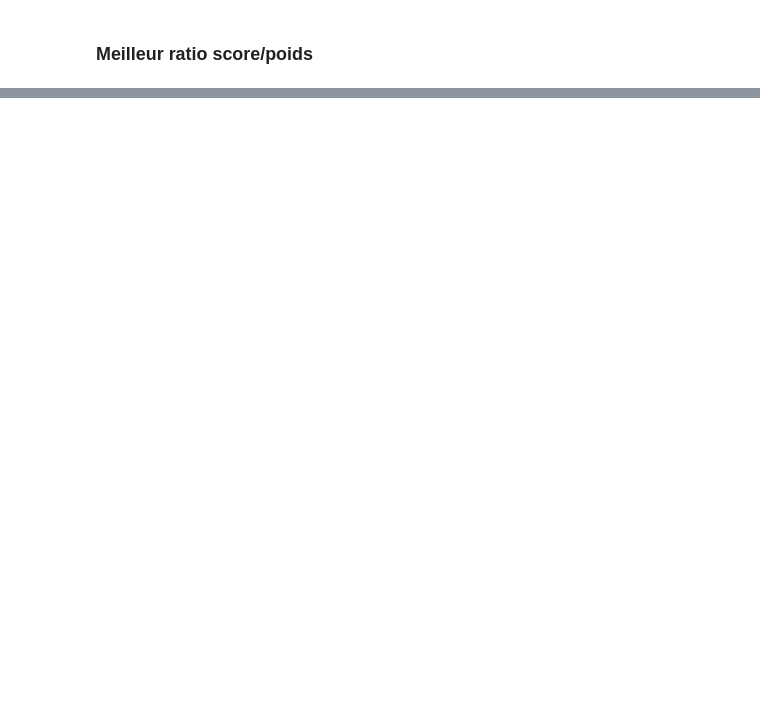
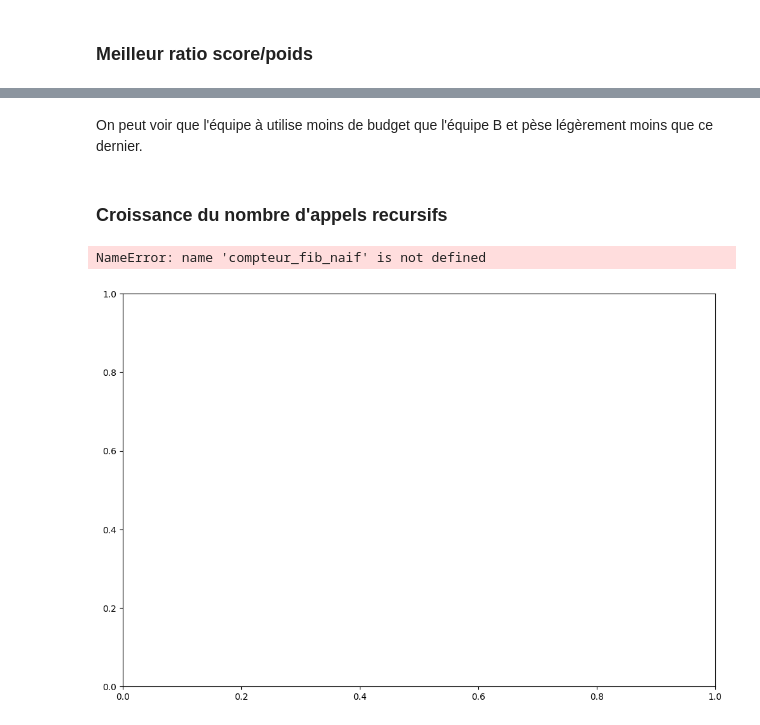
Before and after one commit to BarbaraEstimable/AI_TP2, a Jupyter notebook: Untitled0.ipynb, the cells around one changed output, grey strips where cells are left out. Cells and saved outputs as stored; diff of their text form; code cells hidden in the pictures; blank space fills up the shorter version.

```diff
--- a/Untitled0.ipynb
+++ b/Untitled0.ipynb
@@ -278,0 +566,27 @@ Grace 1.2142857142857142
+# %% [markdown]
+On peut voir que l'équipe à utilise moins de budget que l'équipe B et pèse légèrement moins que ce dernier.
+# %% [markdown]
+### Croissance du nombre d'appels recursifs
+# %%
+import matplotlib.pyplot as plt
+
+width = 0.25
+fig = plt.subplots(figsize =(12, 8))
+
+n= []
+appels_fib_naifs = []
+appels_fib_memo = []
+
+for n in range(1, 25):
+  compteur_fib_naif[0] = 0
+
+plt.plot()
+plt.yscale('log')
+plt.xscale('log')
+
+plt.title("Comparaisons des algorithmes (barres)")
+plt.legend()
+plt.show()
+# %% [output]
+NameError: name 'compteur_fib_naif' is not defined
+[figure, added]
```
Also changed, not shown: parts of 22 cells of this notebook.
